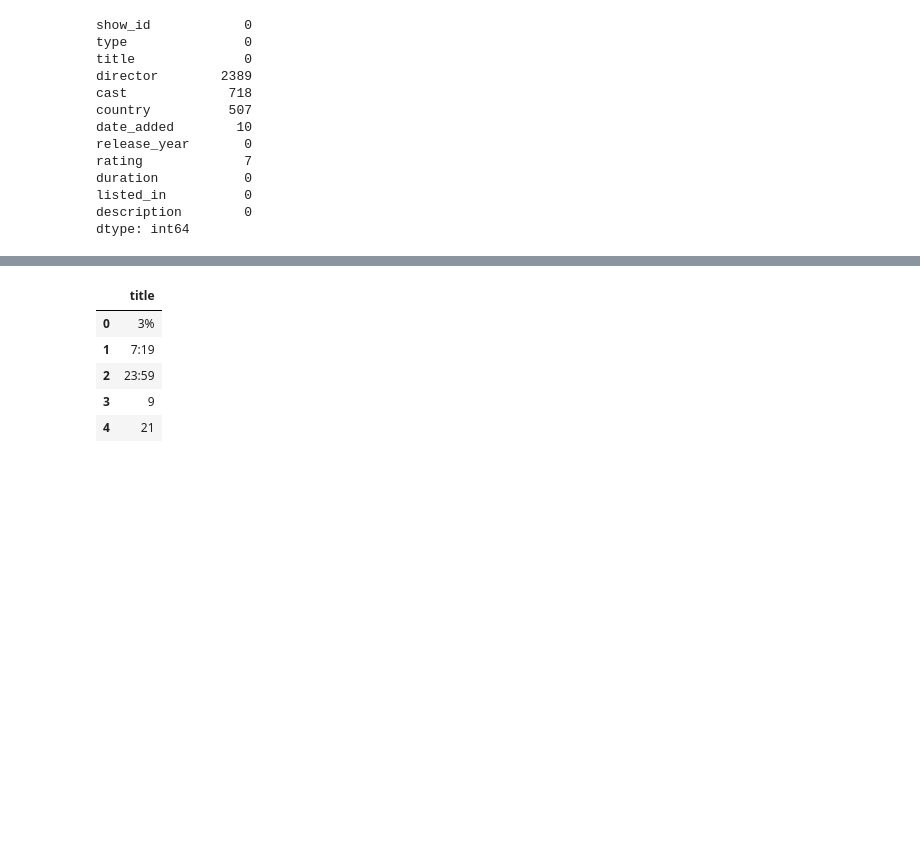
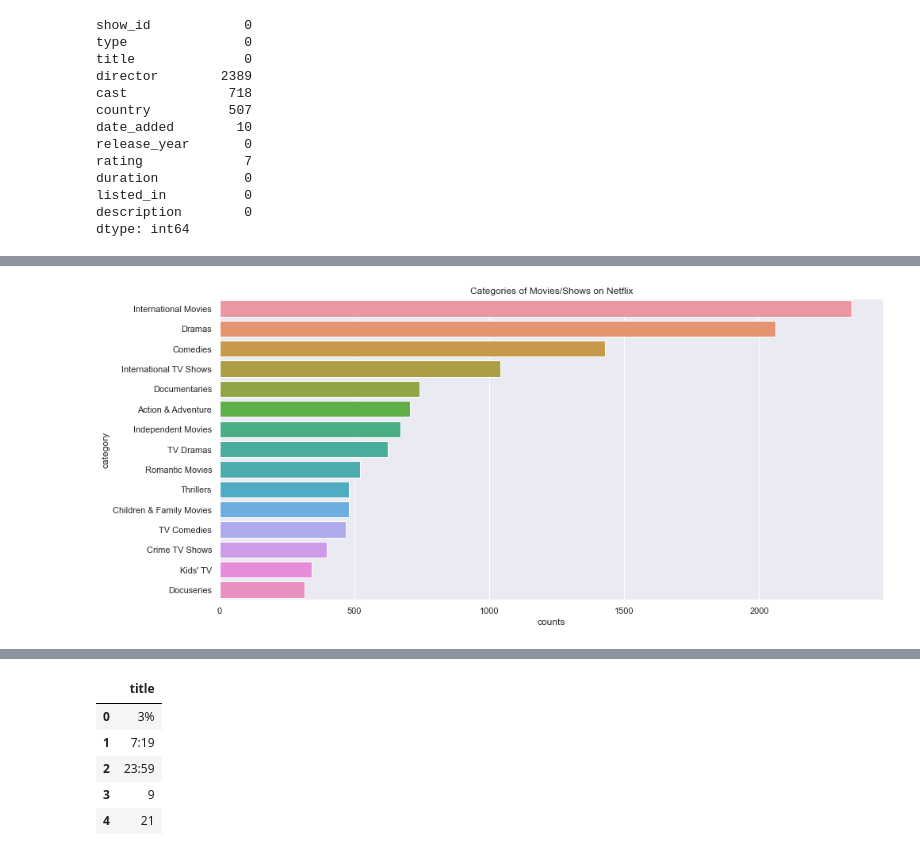
Before and after one commit to sanyogthescholar/movie_recommendation_system, a Jupyter notebook: movie_recommendation_system.ipynb, the cells around one changed output, grey strips where cells are left out. Cells and saved outputs as stored; diff of their text form; code cells hidden in the pictures; blank space fills up the shorter version.

```diff
--- a/movie_recommendation_system.ipynb
+++ b/movie_recommendation_system.ipynb
@@ -71,0 +222,4 @@ dtype: int64
+# %%
+#Categories of content mostly shown on Netflix
+category=df.set_index('title').listed_in.str.split(', ', expand=True).stack().reset_index(level=1, drop=True);
+category
@@ -71,0 +240,8 @@ dtype: int64
+# %%
+#visualizing categories of movies mostly shown on Netflix
+ax=sns.countplot(y=category,order=category.value_counts().index[:15])
+ax.set_title('Categories of Movies/Shows on Netflix')
+ax.set_xlabel('counts')
+ax.set_ylabel('category');
+# %% [output]
+[figure, added]
```
Also changed, not shown: parts of 27 cells of this notebook.
